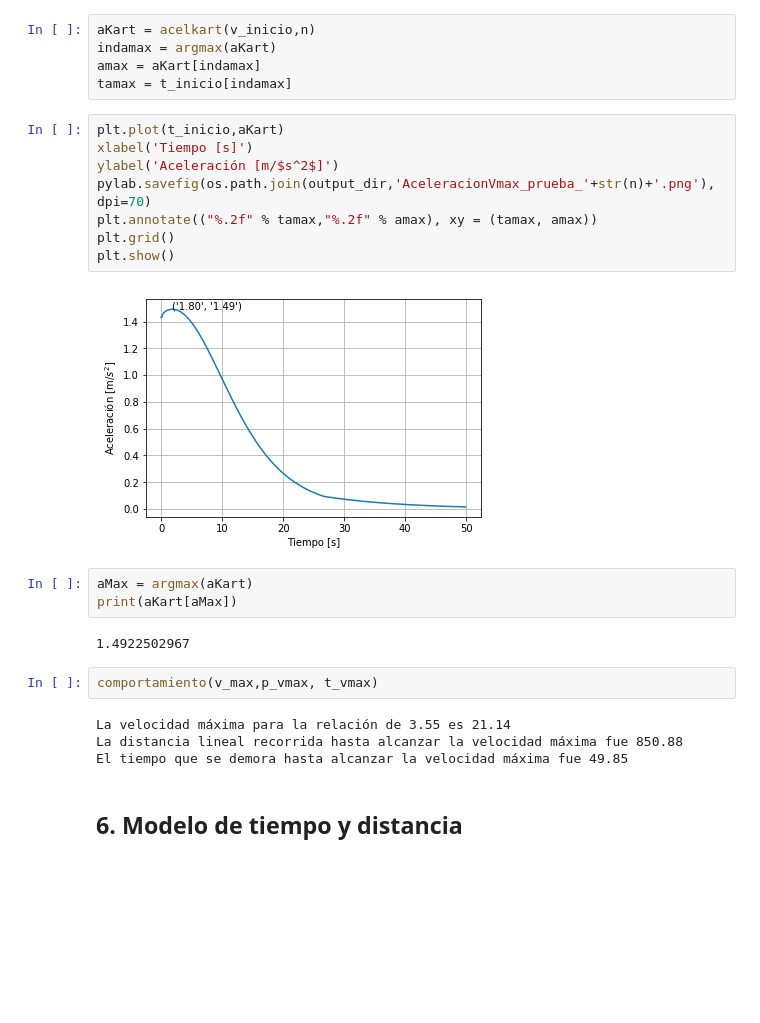
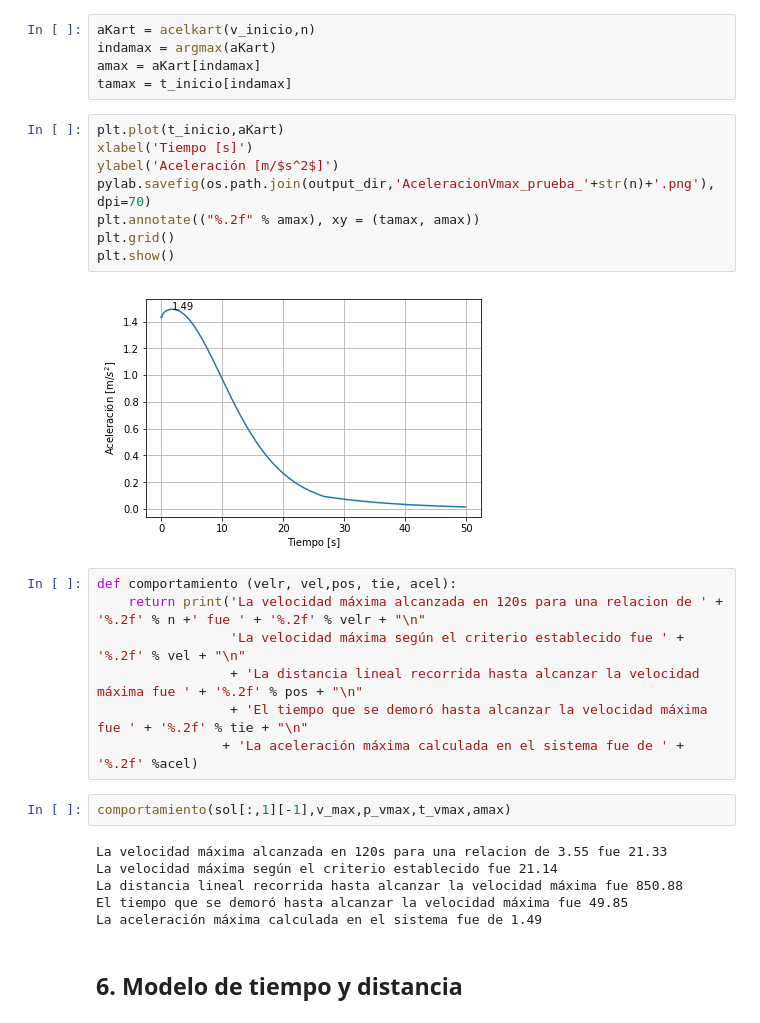
Before and after one commit to nvalencia/-Herramientas-Computacionales-IMEC3602, a Jupyter notebook: Taller_2/201425625_Taller2.ipynb, the cells around one changed output. Saved outputs shown, nothing was run; the diff lists cells and outputs as text; blank space fills up the shorter version.

```diff
--- a/Taller_2/201425625_Taller2.ipynb
+++ b/Taller_2/201425625_Taller2.ipynb
@@ -303,24 +293,28 @@ tamax = t_inicio[indamax]
 # %%
 plt.plot(t_inicio,aKart)
 xlabel('Tiempo [s]')
 ylabel('Aceleración [m/$s^2$]')
 pylab.savefig(os.path.join(output_dir,'AceleracionVmax_prueba_'+str(n)+'.png'), dpi=70)
-plt.annotate(("%.2f" % tamax,"%.2f" % amax), xy = (tamax, amax))
+plt.annotate(("%.2f" % amax), xy = (tamax, amax))
 plt.grid()
 plt.show()
 # %% [output]
-[figure, old version]
+[figure, new version]
-# %%
-aMax = argmax(aKart)
-print(aKart[aMax])
-# %% [output]
-1.4922502967
+# %%
+def comportamiento (velr, vel,pos, tie, acel):
+    return print('La velocidad máxima alcanzada en 120s para una relacion de ' + '%.2f' % n +' fue ' + '%.2f' % velr + "\n"
+                 'La velocidad máxima según el criterio establecido fue ' + '%.2f' % vel + "\n"
+                 + 'La distancia lineal recorrida hasta alcanzar la velocidad máxima fue ' + '%.2f' % pos + "\n"
+                 + 'El tiempo que se demoró hasta alcanzar la velocidad máxima fue ' + '%.2f' % tie + "\n"
+                + 'La aceleración máxima calculada en el sistema fue de ' + '%.2f' %acel)
 # %%
-comportamiento(v_max,p_vmax, t_vmax)
+comportamiento(sol[:,1][-1],v_max,p_vmax,t_vmax,amax)
 # %% [output]
-La velocidad máxima para la relación de 3.55 es 21.14
+La velocidad máxima alcanzada en 120s para una relacion de 3.55 fue 21.33
+La velocidad máxima según el criterio establecido fue 21.14
 La distancia lineal recorrida hasta alcanzar la velocidad máxima fue 850.88
-El tiempo que se demora hasta alcanzar la velocidad máxima fue 49.85
+El tiempo que se demoró hasta alcanzar la velocidad máxima fue 49.85
+La aceleración máxima calculada en el sistema fue de 1.49
 # %% [markdown]
 ## 6. Modelo de tiempo y distancia <a name="sexto"></a>
 # %%
```
Also changed, not shown: parts of 31 cells of this notebook, 10 other files.
